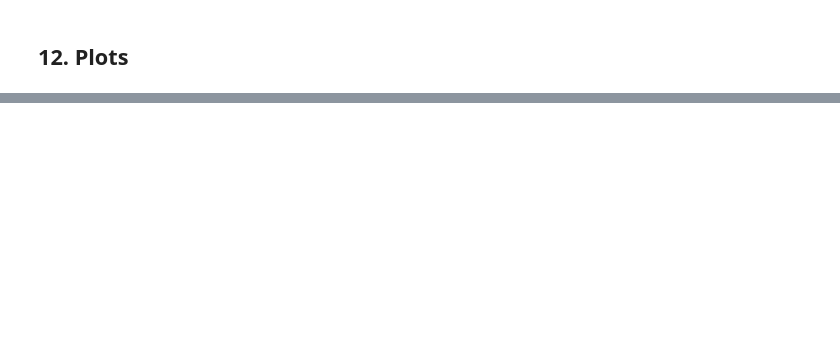
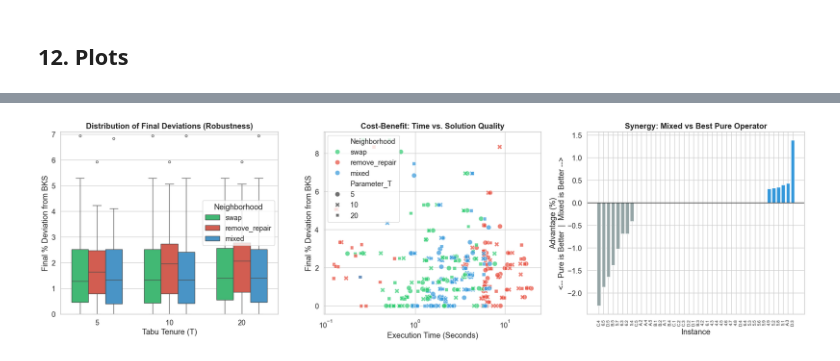
Before and after one commit to gksoztrk/MHO, a Jupyter notebook: scp_constructive_heuristics_assig_3 tabu.ipynb, the cells around one changed output, grey strips where cells are left out. Saved outputs shown, nothing was run; the diff lists cells and outputs as text; code cells hidden in the pictures; blank space fills up the shorter version.

```diff
--- a/scp_constructive_heuristics_assig_3 tabu.ipynb
+++ b/scp_constructive_heuristics_assig_3 tabu.ipynb
@@ -1061,0 +1082,68 @@ Passing `palette` without assigning `hue` is deprecated and will be removed in v
+# %%
+
+# Load the data
+df = pd.read_csv("scp_tabu_results.csv")
+
+# Set academic presentation style
+sns.set_theme(style="whitegrid", font_scale=1.2)
+
+# Define the 3-way color palette
+palette = {"swap": "#2ecc71", "remove_repair": "#e74c3c", "mixed": "#3498db"}
+name_map = {"swap": "Swap (N1)", "remove_repair": "Remove/Repair (N2)", "mixed": "Mixed (N3)"}
+
+# Create a 1x3 figure layout
+fig, axes = plt.subplots(1, 3, figsize=(20, 6))
+
+# --- Plot 1: The Variance & Outlier Distribution (Boxplot) ---
+sns.boxplot(
+    data=df, x="Parameter_T", y="Pct_Dev_Final", hue="Neighborhood",
+    ax=axes[0], palette=palette, width=0.7, fliersize=4
+)
+axes[0].set_title("Distribution of Final Deviations (Robustness)", fontweight="bold")
+axes[0].set_xlabel("Tabu Tenure (T)")
+axes[0].set_ylabel("Final % Deviation from BKS")
+axes[0].set_ylim(0, df["Pct_Dev_Final"].quantile(0.95) + 2)
+
+# --- Plot 2: Time vs. Quality Trade-off (Scatter / Pareto) ---
+sns.scatterplot(
+    data=df, x="Execution_Time_s", y="Pct_Dev_Final", hue="Neighborhood",
+    style="Parameter_T", ax=axes[1], palette=palette, s=80, alpha=0.7
+)
+axes[1].set_title("Cost-Benefit: Time vs. Solution Quality", fontweight="bold")
+axes[1].set_xlabel("Execution Time (Seconds)")
+axes[1].set_ylabel("Final % Deviation from BKS")
+axes[1].set_xscale("log")
+
+# --- Plot 3: Hybrid Synergy (Waterfall / Bar) ---
+# Question: Does the Mixed operator beat the best result of the pure operators?
+instance_best = df.groupby(["Instance", "Neighborhood"])["Pct_Dev_Final"].min().unstack()
+
+# Calculate the best performance of pure N1 or pure N2
+instance_best["Best_Pure"] = instance_best[["swap", "remove_repair"]].min(axis=1)
+
+# Difference = Best Pure Deviation - Mixed Deviation
+# Positive value means Mixed achieved a lower (better) deviation.
+instance_best["Hybrid_Advantage"] = instance_best["Best_Pure"] - instance_best["mixed"]
+instance_best = instance_best.sort_values("Hybrid_Advantage")
+
+# Color mapping: Blue if Mixed wins, Gray if tie, Red/Green depending on which pure operator beat it
+def get_diff_color(row):
+    if row["Hybrid_Advantage"] > 1e-5:
+        return "#3498db" # Mixed Wins
+    elif row["Hybrid_Advantage"] < -1e-5:
+        return "#95a5a6" # A Pure operator beat the hybrid
+    return "#2c3e50" # Exact Tie
+
+colors = [get_diff_color(row) for _, row in instance_best.iterrows()]
+
+axes[2].bar(instance_best.index, instance_best["Hybrid_Advantage"], color=colors)
+axes[2].set_title("Synergy: Mixed vs Best Pure Operator", fontweight="bold")
+axes[2].set_xlabel("Instance")
+axes[2].set_ylabel("Advantage (%)\n<-- Pure is Better  |  Mixed is Better -->")
+axes[2].tick_params(axis='x', rotation=90, labelsize=8)
+axes[2].axhline(0, color='black', linewidth=1)
+
+plt.tight_layout()
+plt.show()
+# %% [output]
+[figure, added]
```
Also changed, not shown: parts of 6 cells of this notebook, 1 other file.
